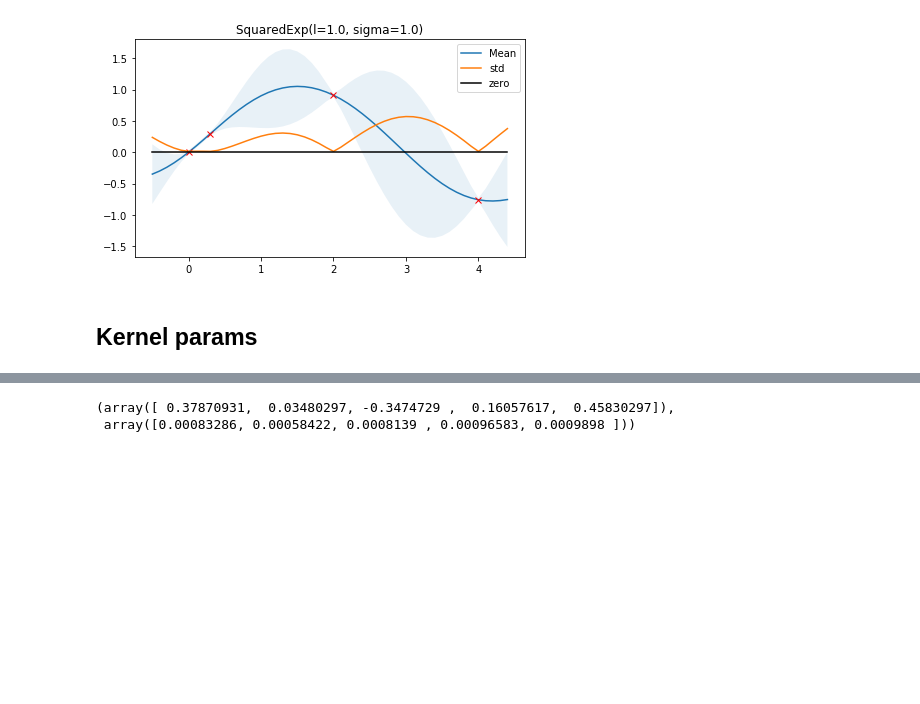
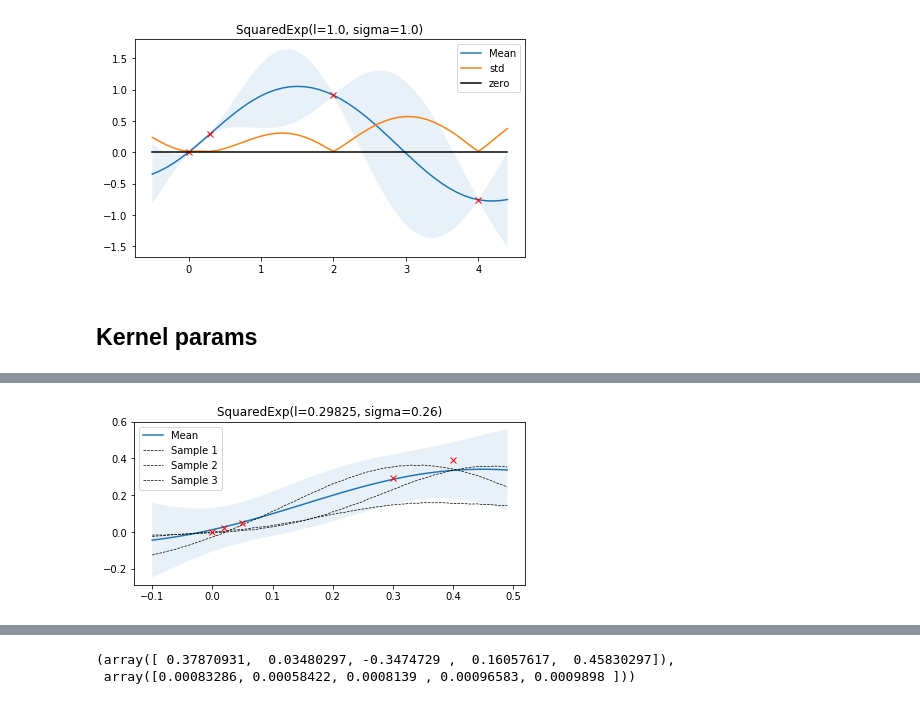
Before and after one commit to darthdeus/bopt, a Jupyter notebook: GP mojeopt.ipynb, the cells around one changed output, grey strips where cells are left out. Cells and saved outputs as stored; diff of their text form; code cells hidden in the pictures; blank space fills up the shorter version.

```diff
--- a/GP mojeopt.ipynb
+++ b/GP mojeopt.ipynb
@@ -292,0 +264,4 @@ gp.plot_posterior()
+# %%
+gp = GaussianProcess(noise=0.01).fit(X_train, y_train).optimize_kernel().posterior(X).plot_posterior()
+# %% [output]
+[figure, added]
```
Also changed, not shown: parts of 18 cells of this notebook.
